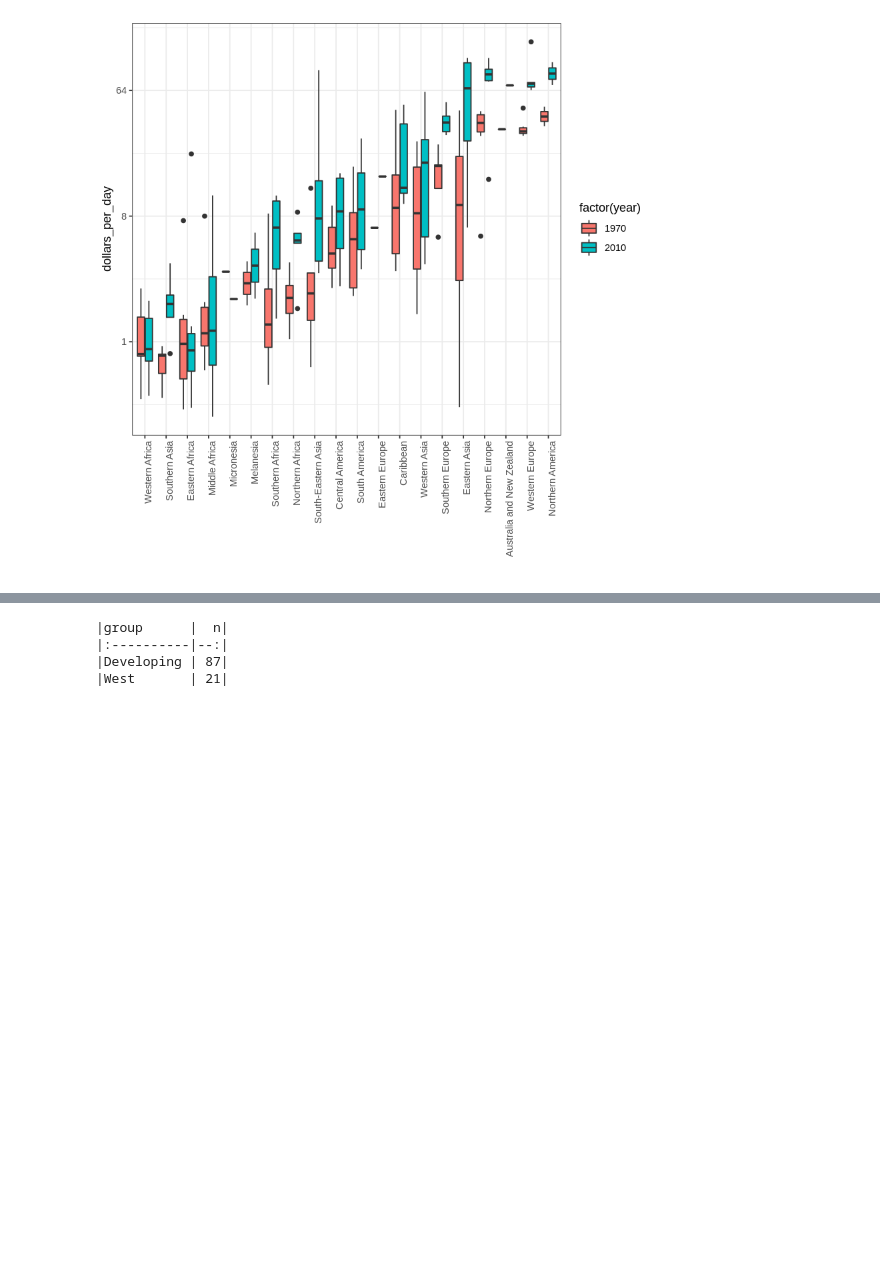
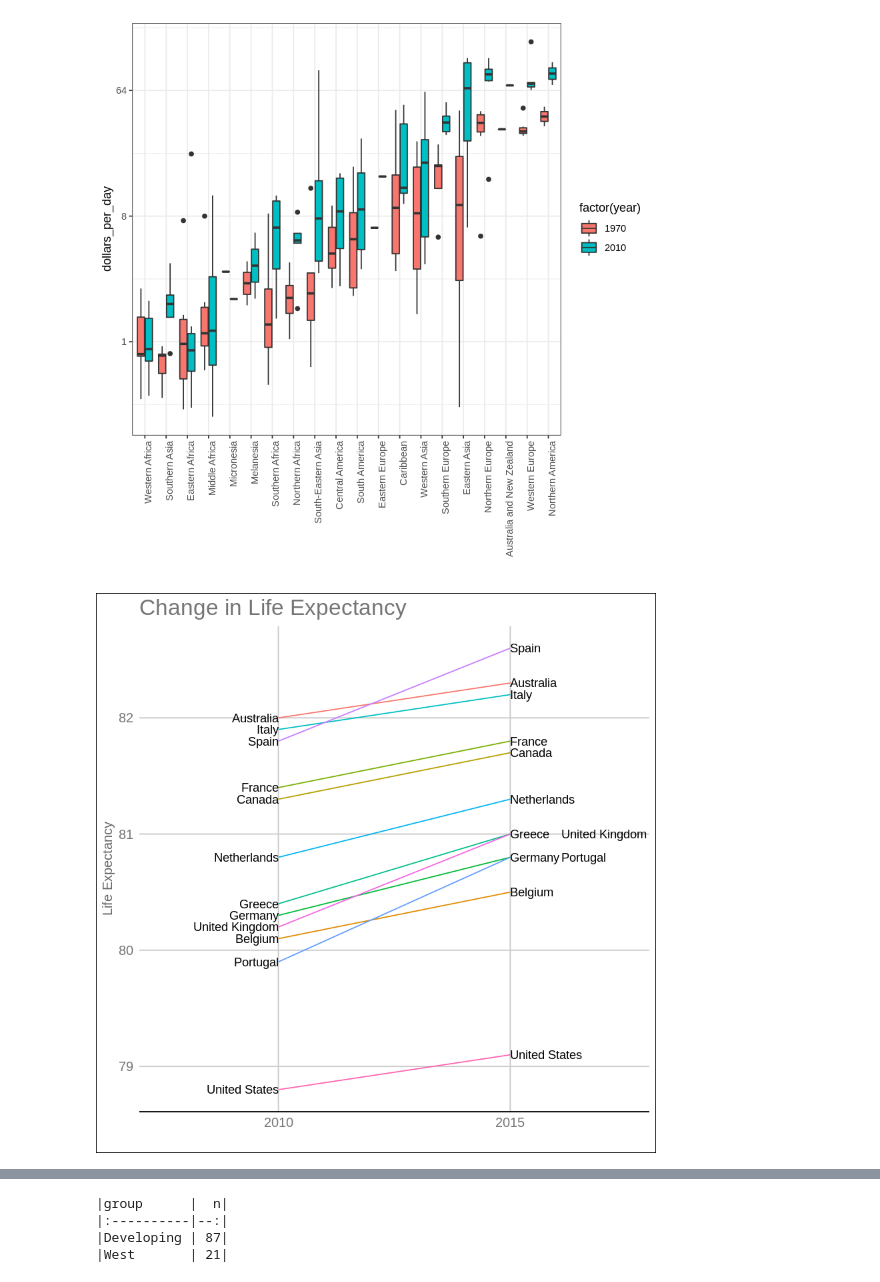
Before and after one commit to ashudva/Case_Studies, a Jupyter notebook: Gapminder/Gapminder.ipynb, the cells around one changed output, grey strips where cells are left out. Cells and saved outputs as stored; diff of their text form; code cells hidden in the pictures; blank space fills up the shorter version.

```diff
--- a/Gapminder/Gapminder.ipynb
+++ b/Gapminder/Gapminder.ipynb
@@ -360,3 +361,24 @@ p <- gapminder %>%
 # %% [output]
 [figure]
 [figure]
+# %%
+west <- c("Western Europe", "Northern Europe", "Southern Europe", "Northern America", "Australia and New Zealand")
+
+dat <- gapminder %>%
+    filter(year %in% c(2010, 2015) & region %in% west & !is.na(life_expectancy) & population > 10^7)
+
+dat %>%
+    mutate(location = ifelse(year == 2010, 1, 2),
+           location = ifelse(year == 2015 & country %in% c("United Kingdom", "Portugal"),
+                             location + 0.22, location),
+           hjust = ifelse(year == 2010, 1, 0)) %>%
+    mutate(year = as.factor(year)) %>%
+    ggplot(aes(year, life_expectancy, group = country)) +
+    geom_line(aes(color = country), show.legend = FALSE) +
+    geom_text(aes(x = location, label = country, hjust = hjust), show.legend = FALSE) +
+    xlab("") +
+    ylab("Life Expectancy") +
+    ggtitle("Change in Life Expectancy") +
+    theme_gdocs()
+# %% [output]
+[figure, added]
```
Also changed, not shown: parts of 5 cells of this notebook, 1 other file.
